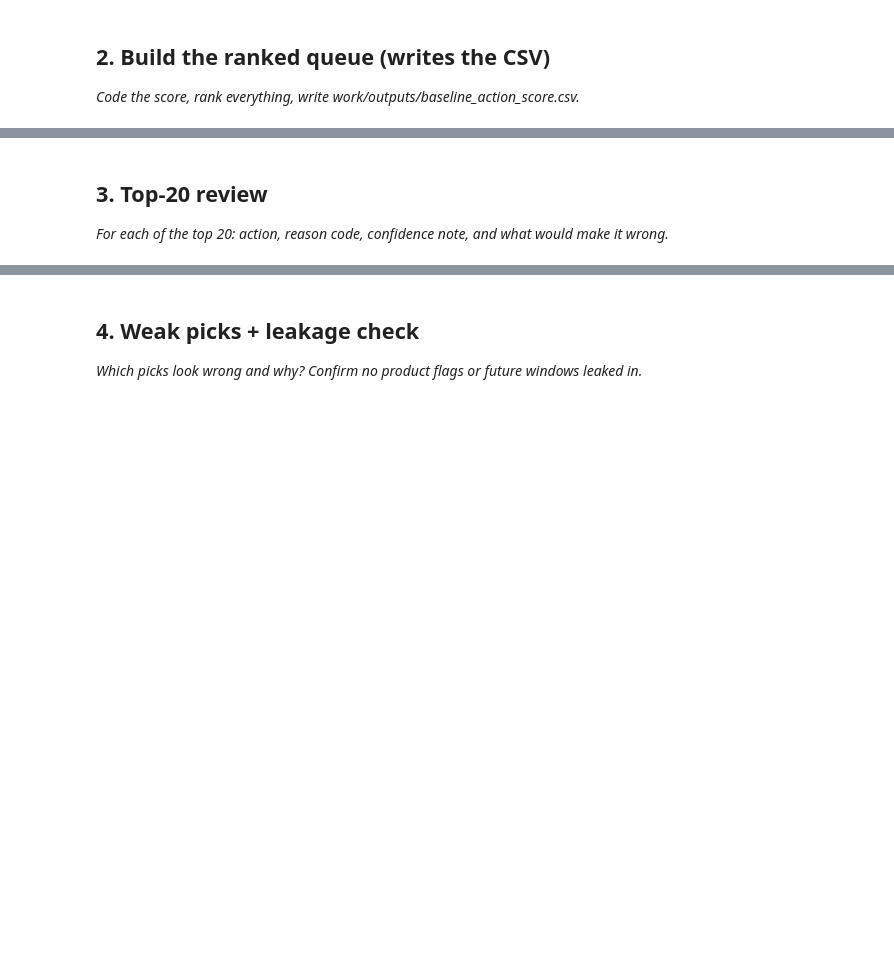
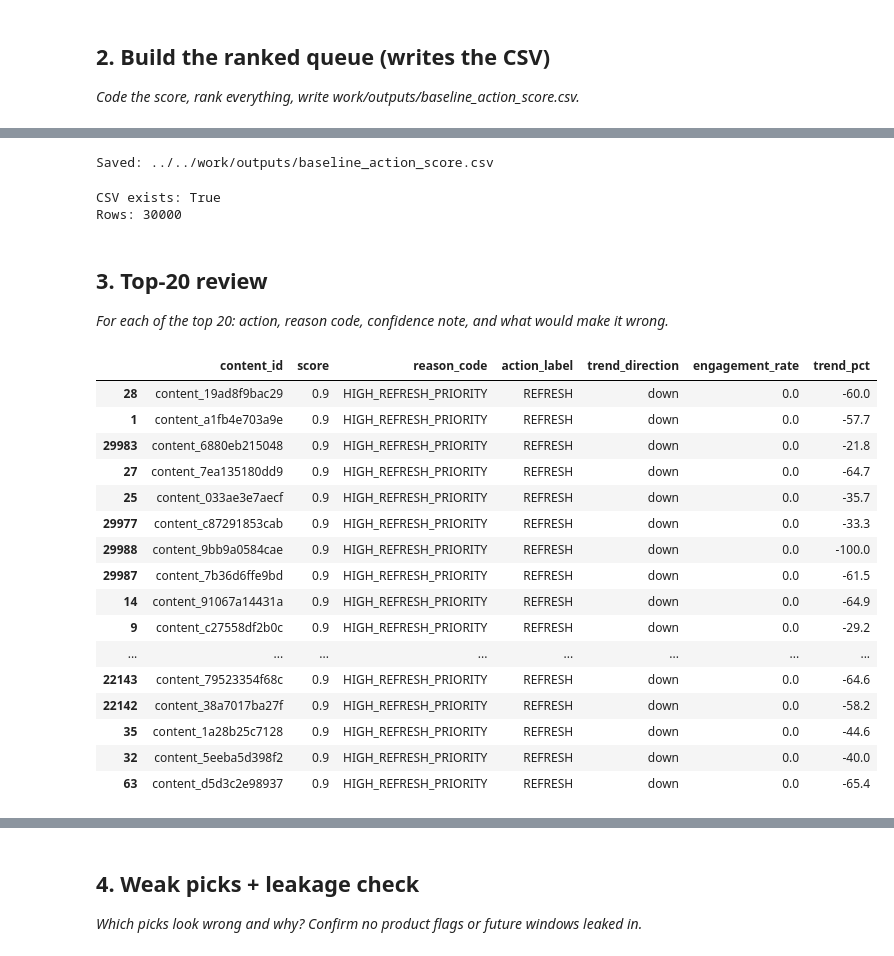
Before and after one commit to imnxr/flyrank-ml-internship, a Jupyter notebook: work/notebooks/w04_baseline_score.ipynb, the cells around one changed output, grey strips where cells are left out. Cells and saved outputs as stored; diff of their text form; code cells hidden in the pictures; blank space fills up the shorter version.

Commit message:
Complete Week 4 baseline action score assignment

```diff
--- a/work/notebooks/w04_baseline_score.ipynb
+++ b/work/notebooks/w04_baseline_score.ipynb
@@ -22,0 +183,14 @@ This skeleton is yours to fill. Work the sections **in order** — each one has
+# %%
+
+scores = df.apply(baseline_rule, axis=1)
+
+# Combine original data with predictions
+baseline_df = pd.concat([df, scores], axis=1)
+
+# Rank by score (highest priority first)
+baseline_df = baseline_df.sort_values(
+    by="score",
+    ascending=False
+)
+
+baseline_df.head()
@@ -23,3 +205,31 @@ This skeleton is yours to fill. Work the sections **in order** — each one has
+# %%
+import os
+
+# Create output folder if it doesn't exist
+os.makedirs("../../work/outputs", exist_ok=True)
+
+output_path = "../../work/outputs/baseline_action_score.csv"
+
+baseline_df.to_csv(
+    output_path,
+    index=False
+)
+
+print("Saved:", output_path)
+# %% [output]
+Saved: ../../work/outputs/baseline_action_score.csv
+# %%
+import os
+
+csv_path = "../../work/outputs/baseline_action_score.csv"
+
+print("CSV exists:", os.path.exists(csv_path))
+
+if os.path.exists(csv_path):
+    print("Rows:", pd.read_csv(csv_path).shape[0])
+# %% [output]
+CSV exists: True
+Rows: 30000
 # %% [markdown]
 ## 3. Top-20 review
 
@@ -29,0 +237,32 @@ This skeleton is yours to fill. Work the sections **in order** — each one has
+# %%
+top20 = baseline_df.head(20)
+
+top20[
+    [
+        "content_id",
+        "score",
+        "reason_code",
+        "action_label",
+        "trend_direction",
+        "engagement_rate",
+        "trend_pct"
+    ]
+]
+# %% [output]
+|  | content_id | score | reason_code | action_label | trend_direction | engagement_rate | trend_pct |
+| 28 | content_19ad8f9bac29 | 0.9 | HIGH_REFRESH_PRIORITY | REFRESH | down | 0.0 | -60.0 |
+| 1 | content_a1fb4e703a9e | 0.9 | HIGH_REFRESH_PRIORITY | REFRESH | down | 0.0 | -57.7 |
+| 29983 | content_6880eb215048 | 0.9 | HIGH_REFRESH_PRIORITY | REFRESH | down | 0.0 | -21.8 |
+| 27 | content_7ea135180dd9 | 0.9 | HIGH_REFRESH_PRIORITY | REFRESH | down | 0.0 | -64.7 |
+| 25 | content_033ae3e7aecf | 0.9 | HIGH_REFRESH_PRIORITY | REFRESH | down | 0.0 | -35.7 |
+| 29977 | content_c87291853cab | 0.9 | HIGH_REFRESH_PRIORITY | REFRESH | down | 0.0 | -33.3 |
+| 29988 | content_9bb9a0584cae | 0.9 | HIGH_REFRESH_PRIORITY | REFRESH | down | 0.0 | -100.0 |
+| 29987 | content_7b36d6ffe9bd | 0.9 | HIGH_REFRESH_PRIORITY | REFRESH | down | 0.0 | -61.5 |
+| 14 | content_91067a14431a | 0.9 | HIGH_REFRESH_PRIORITY | REFRESH | down | 0.0 | -64.9 |
+| 9 | content_c27558df2b0c | 0.9 | HIGH_REFRESH_PRIORITY | REFRESH | down | 0.0 | -29.2 |
+| ... | ... | ... | ... | ... | ... | ... | ... |
+| 22143 | content_79523354f68c | 0.9 | HIGH_REFRESH_PRIORITY | REFRESH | down | 0.0 | -64.6 |
+| 22142 | content_38a7017ba27f | 0.9 | HIGH_REFRESH_PRIORITY | REFRESH | down | 0.0 | -58.2 |
+| 35 | content_1a28b25c7128 | 0.9 | HIGH_REFRESH_PRIORITY | REFRESH | down | 0.0 | -44.6 |
+| 32 | content_5eeba5d398f2 | 0.9 | HIGH_REFRESH_PRIORITY | REFRESH | down | 0.0 | -40.0 |
+| 63 | content_d5d3c2e98937 | 0.9 | HIGH_REFRESH_PRIORITY | REFRESH | down | 0.0 | -65.4 |
```
Also changed, not shown: parts of 21 cells of this notebook.
